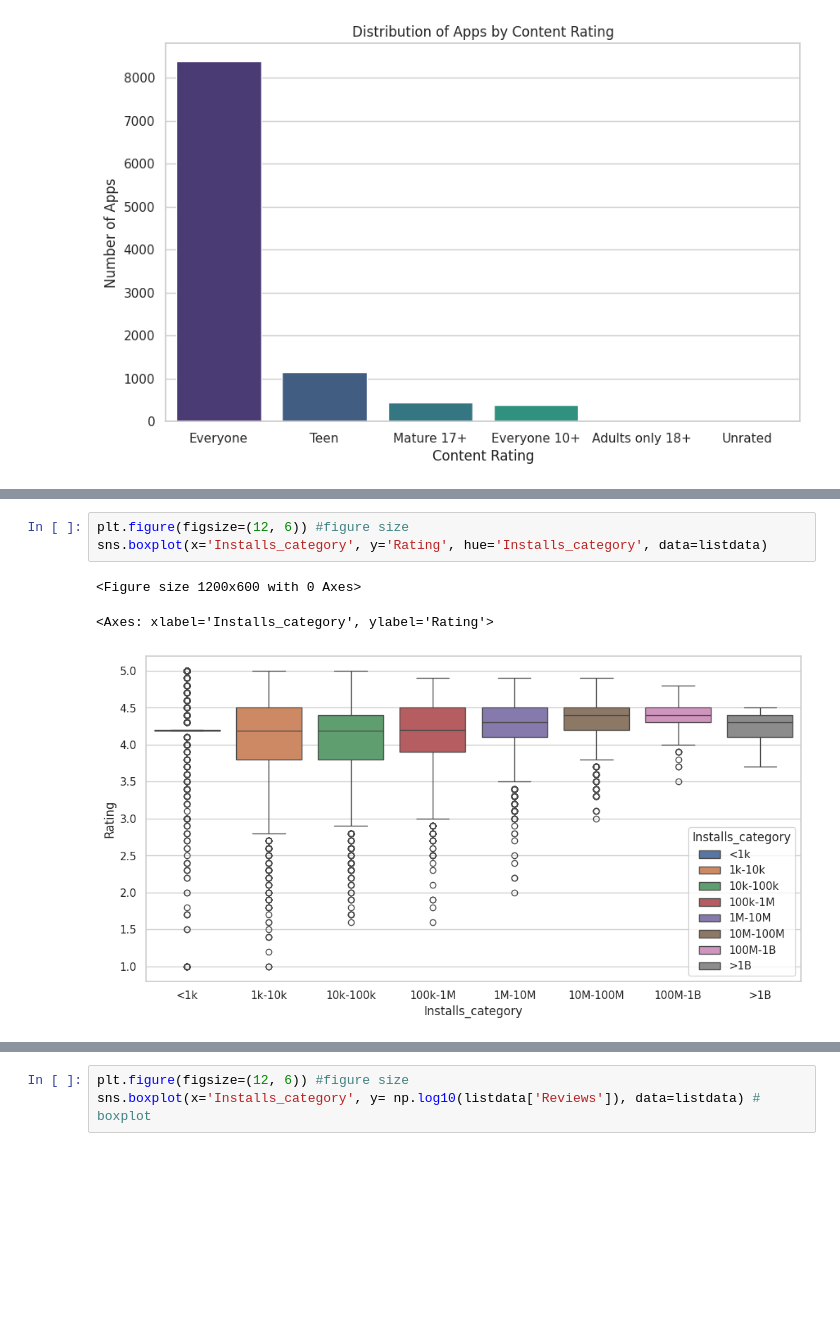
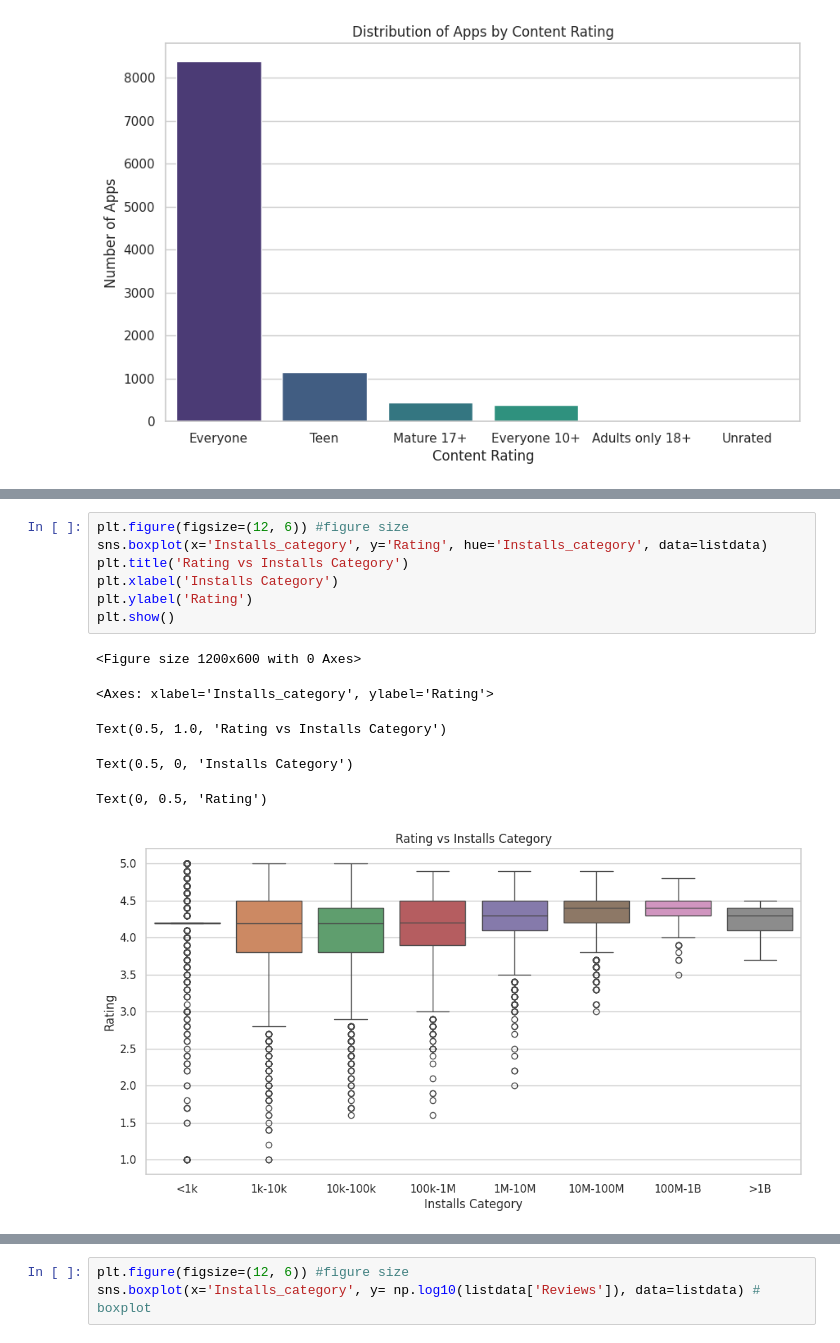
Before and after one commit to priyankabutun/Data, a Jupyter notebook: MyPlaystore.ipynb, the cells around one changed output, grey strips where cells are left out. Cells and saved outputs as stored; diff of their text form; blank space fills up the shorter version.

```diff
--- a/MyPlaystore.ipynb
+++ b/MyPlaystore.ipynb
@@ -231,7 +221,14 @@ Text(0, 0.5, 'Number of Apps')
 # %%
 plt.figure(figsize=(12, 6)) #figure size
 sns.boxplot(x='Installs_category', y='Rating', hue='Installs_category', data=listdata)
+plt.title('Rating vs Installs Category')
+plt.xlabel('Installs Category')
+plt.ylabel('Rating')
+plt.show()
 # %% [output]
 <Figure size 1200x600 with 0 Axes>
 <Axes: xlabel='Installs_category', ylabel='Rating'>
+Text(0.5, 1.0, 'Rating vs Installs Category')
+Text(0.5, 0, 'Installs Category')
+Text(0, 0.5, 'Rating')
-[figure, old version]
+[figure, new version]
```
Also changed, not shown: parts of 11 cells of this notebook.
